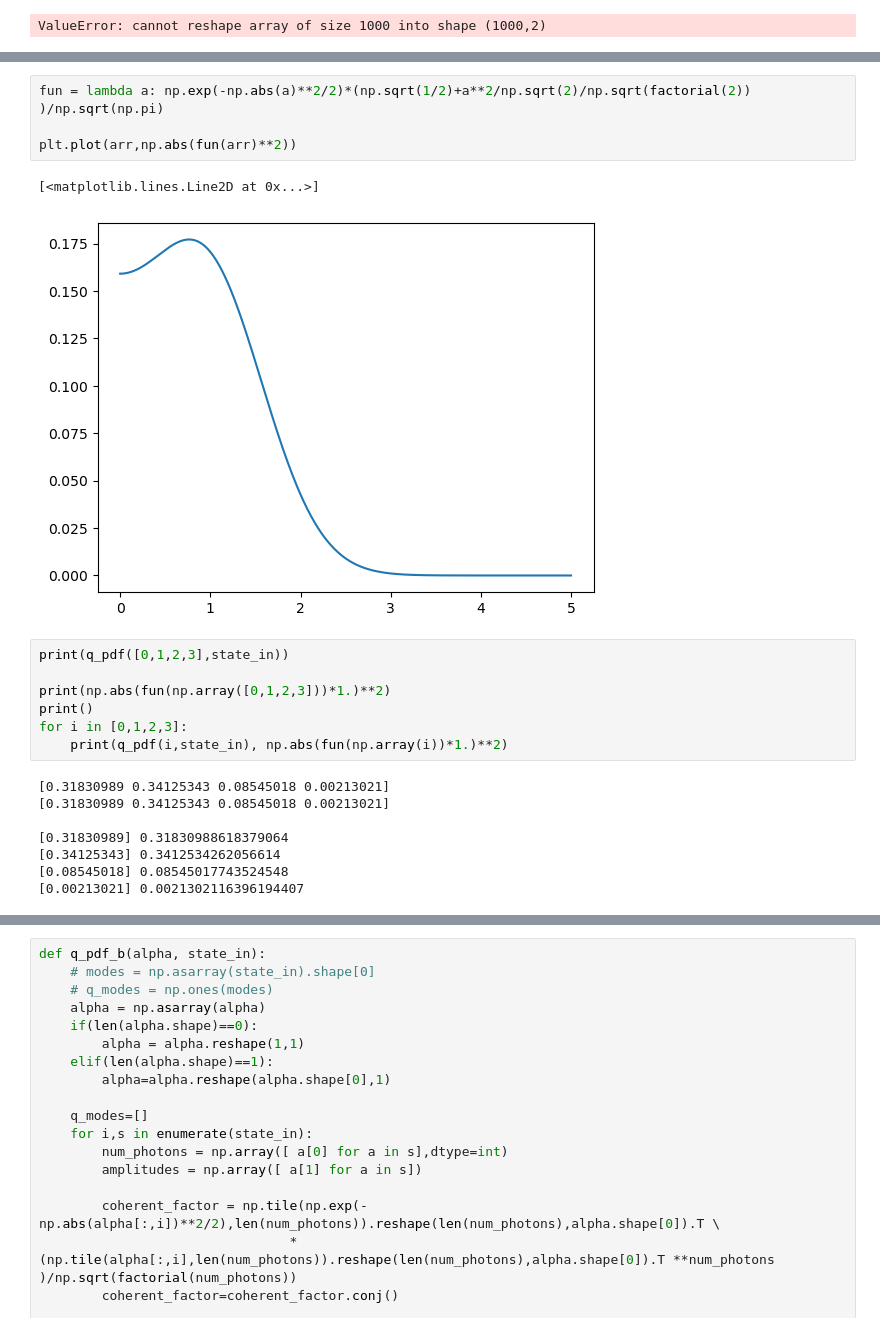
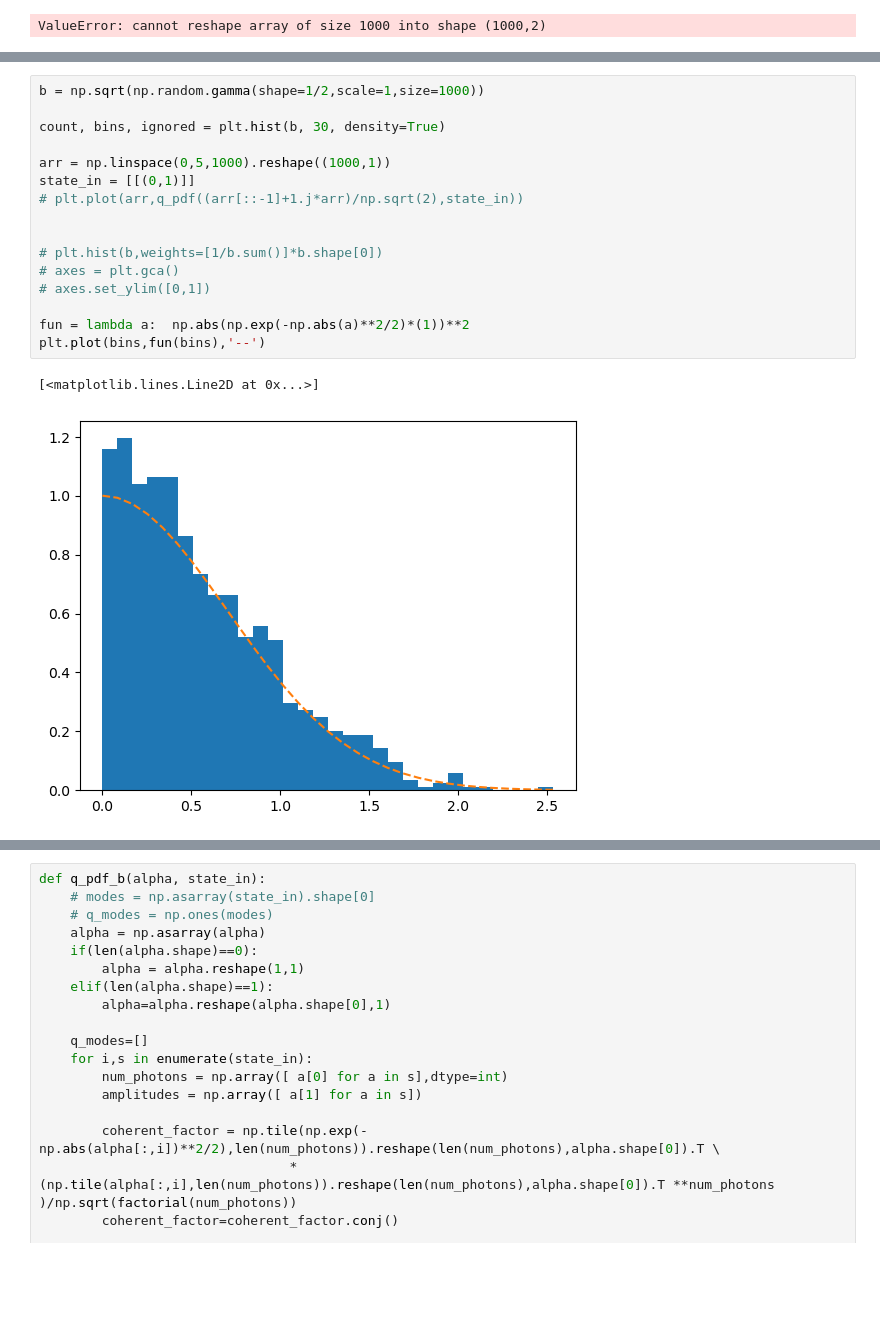
Before and after one commit to ALS15204/OQI-UC105, a Jupyter notebook: src/ChanghunOh.ipynb, the cells around one changed output, grey strips where cells are left out. Drawn from its saved outputs; the diff is of its cells as text; blank space fills up the shorter version.

```diff
--- a/src/ChanghunOh.ipynb
+++ b/src/ChanghunOh.ipynb
@@ -932,22 +1103,19 @@ plt.plot(arr,np.abs(fun(arr)**2))
-# %%
-fun = lambda a: np.exp(-np.abs(a)**2/2)*(np.sqrt(1/2)+a**2/np.sqrt(2)/np.sqrt(factorial(2)) )/np.sqrt(np.pi)
-
-plt.plot(arr,np.abs(fun(arr)**2))
-# %% [output]
-[<matplotlib.lines.Line2D at 0x...>]
-[figure, removed]
-# %%
-print(q_pdf([0,1,2,3],state_in))
-
-print(np.abs(fun(np.array([0,1,2,3]))*1.)**2)
-print()
-for i in [0,1,2,3]:
-    print(q_pdf(i,state_in), np.abs(fun(np.array(i))*1.)**2)
-# %% [output]
-[0.31830989 0.34125343 0.08545018 0.00213021]
-[0.31830989 0.34125343 0.08545018 0.00213021]
-
-[0.31830989] 0.31830988618379064
-[0.34125343] 0.3412534262056614
-[0.08545018] 0.08545017743524548
-[0.00213021] 0.0021302116396194407
+# %%
+b = np.sqrt(np.random.gamma(shape=1/2,scale=1,size=1000))
+
+count, bins, ignored = plt.hist(b, 30, density=True)
+
+arr = np.linspace(0,5,1000).reshape((1000,1))
+state_in = [[(0,1)]]
+# plt.plot(arr,q_pdf((arr[::-1]+1.j*arr)/np.sqrt(2),state_in))
+
+
+# plt.hist(b,weights=[1/b.sum()]*b.shape[0])
+# axes = plt.gca()
+# axes.set_ylim([0,1])
+
+fun = lambda a:  np.abs(np.exp(-np.abs(a)**2/2)*(1))**2
+plt.plot(bins,fun(bins),'--')
+# %% [output]
+[<matplotlib.lines.Line2D at 0x...>]
+[figure, added]
```
Also changed, not shown: parts of 43 cells of this notebook, 6 other files.
